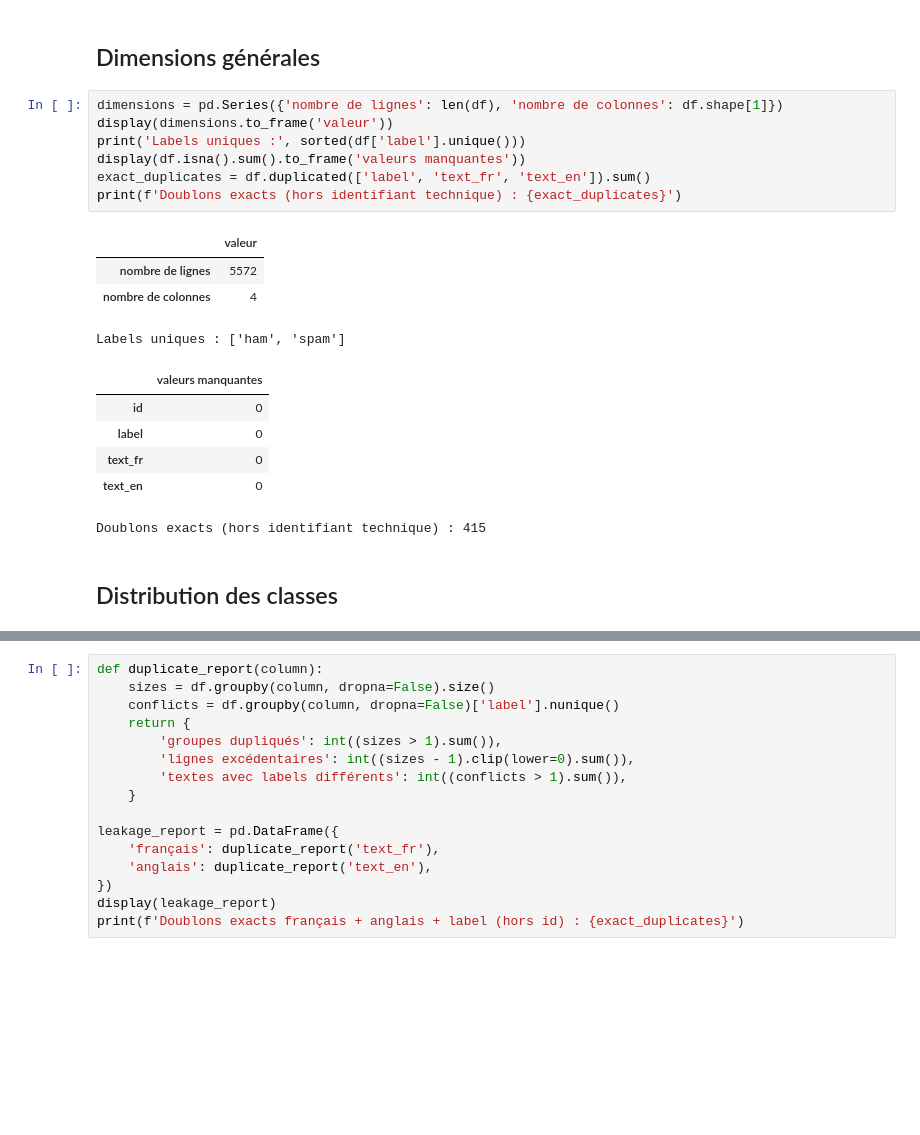
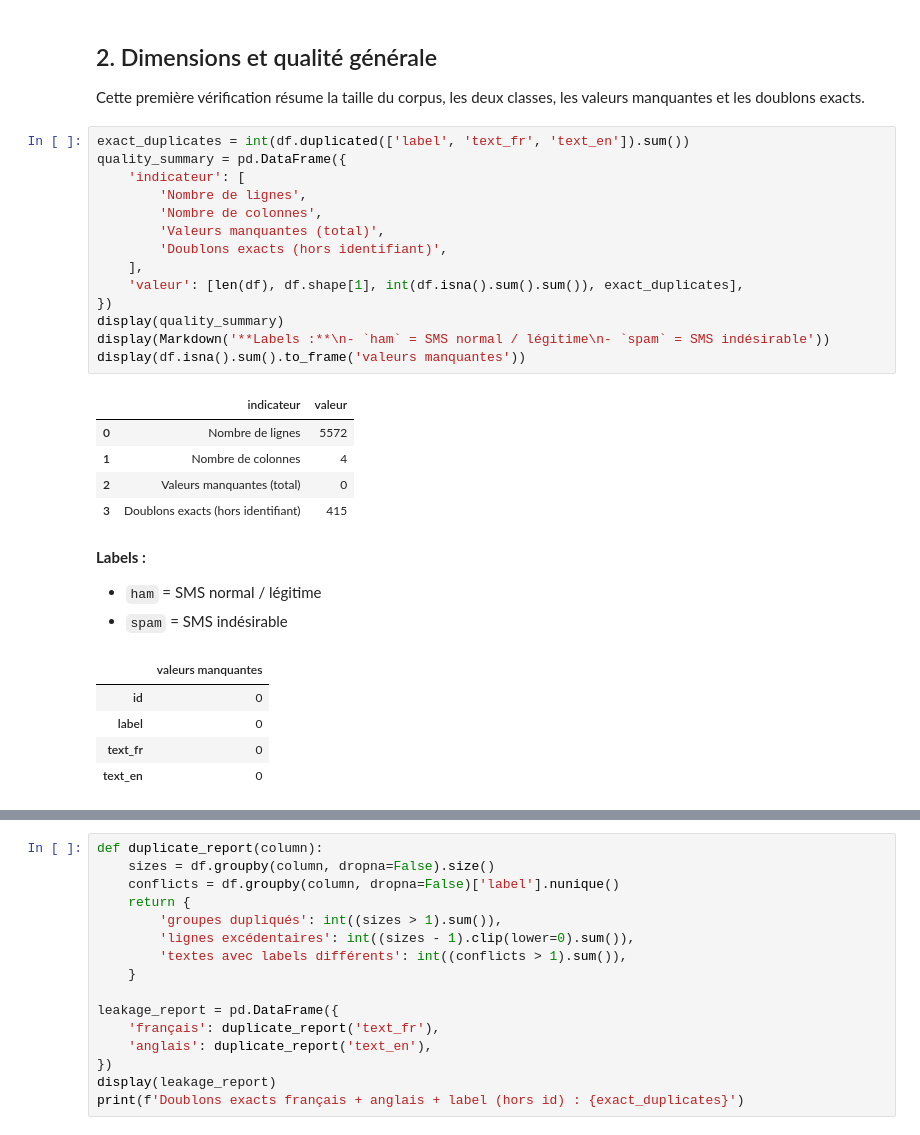
Before and after one commit to farahha/spamguard-fr-rncp38616, a Jupyter notebook: notebooks/01_data_audit.ipynb, the cells around one changed output, grey strips where cells are left out. Drawn from its saved outputs; the diff is of its cells as text; blank space fills up the shorter version.

```diff
--- a/notebooks/01_data_audit.ipynb
+++ b/notebooks/01_data_audit.ipynb
@@ -28,24 +33,34 @@ print(f'Dataset préparé : {processed_path}')
 # %% [output]
 Dataset préparé : data/processed/sms_fr.csv
-# %% [markdown]
-## Dimensions générales
-# %%
-dimensions = pd.Series({'nombre de lignes': len(df), 'nombre de colonnes': df.shape[1]})
-display(dimensions.to_frame('valeur'))
-print('Labels uniques :', sorted(df['label'].unique()))
-display(df.isna().sum().to_frame('valeurs manquantes'))
-exact_duplicates = df.duplicated(['label', 'text_fr', 'text_en']).sum()
-print(f'Doublons exacts (hors identifiant technique) : {exact_duplicates}')
-# %% [output]
-|  | valeur |
-| nombre de lignes | 5572 |
-| nombre de colonnes | 4 |
-Labels uniques : ['ham', 'spam']
-|  | valeurs manquantes |
-| id | 0 |
-| label | 0 |
-| text_fr | 0 |
-| text_en | 0 |
-Doublons exacts (hors identifiant technique) : 415
-# %% [markdown]
-## Distribution des classes
+# %% [markdown]
+## 2. Dimensions et qualité générale
+
+Cette première vérification résume la taille du corpus, les deux classes, les valeurs manquantes et les doublons exacts.
+# %%
+exact_duplicates = int(df.duplicated(['label', 'text_fr', 'text_en']).sum())
+quality_summary = pd.DataFrame({
+    'indicateur': [
+        'Nombre de lignes',
+        'Nombre de colonnes',
+        'Valeurs manquantes (total)',
+        'Doublons exacts (hors identifiant)',
+    ],
+    'valeur': [len(df), df.shape[1], int(df.isna().sum().sum()), exact_duplicates],
+})
+display(quality_summary)
+display(Markdown('**Labels :**\n- `ham` = SMS normal / légitime\n- `spam` = SMS indésirable'))
+display(df.isna().sum().to_frame('valeurs manquantes'))
+# %% [output]
+|  | indicateur | valeur |
+| 0 | Nombre de lignes | 5572 |
+| 1 | Nombre de colonnes | 4 |
+| 2 | Valeurs manquantes (total) | 0 |
+| 3 | Doublons exacts (hors identifiant) | 415 |
+**Labels :**
+- `ham` = SMS normal / légitime
+- `spam` = SMS indésirable
+|  | valeurs manquantes |
+| id | 0 |
+| label | 0 |
+| text_fr | 0 |
+| text_en | 0 |
```
Also changed, not shown: parts of 22 cells of this notebook, 11 other files.
